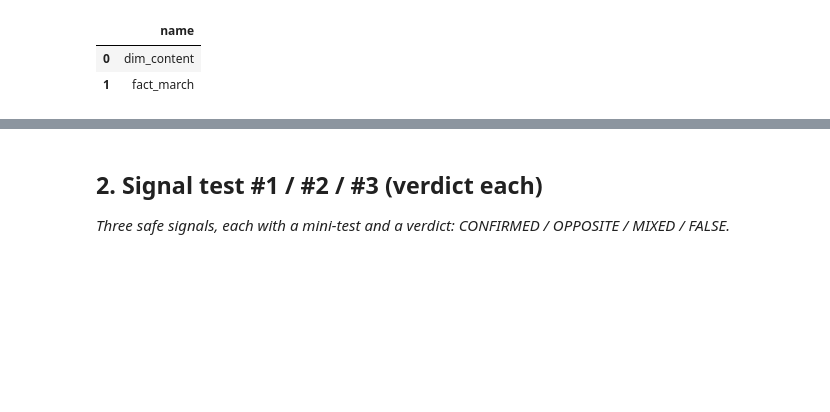
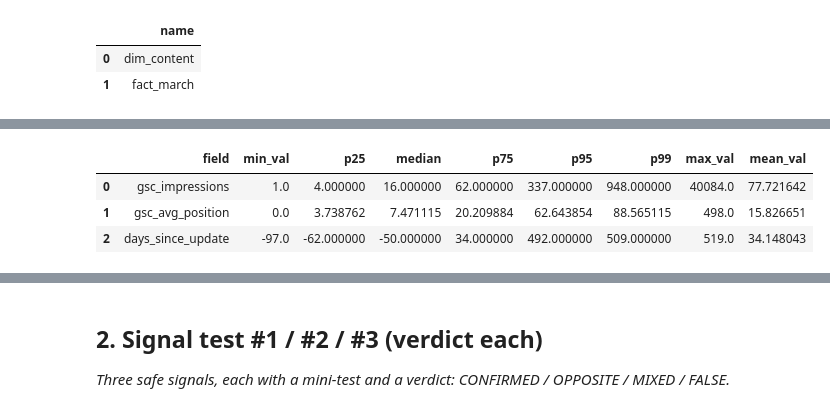
Before and after one commit to Khuld13/ML-intern-starter, a Jupyter notebook: work/notebooks/w04_signal_audit.ipynb, the cells around one changed output, grey strips where cells are left out. Cells and saved outputs as stored; diff of their text form; code cells hidden in the pictures; blank space fills up the shorter version.

```diff
--- a/work/notebooks/w04_signal_audit.ipynb
+++ b/work/notebooks/w04_signal_audit.ipynb
@@ -85,7 +85,11 @@ con.sql("SHOW TABLES").df()
 # gsc_impressions, avg_position -> fact_march (daily performance, dev view)
 # days_since_update -> dim_content (July 2026 snapshot)
 
-dist_query = """
+# Get ref_date first (max report_date in March partition)
+ref_date = con.sql("SELECT MAX(report_date) AS d FROM fact_march").df()['d'][0]
+print("Reference date:", ref_date)
+
+dist_query = f"""
 SELECT 'gsc_impressions' AS field,
     MIN(gsc_impressions) AS min_val,
     approx_quantile(gsc_impressions, 0.25) AS p25,
@@ -100,29 +104,29 @@ WHERE gsc_data_available = TRUE
 
 UNION ALL
 
-SELECT 'avg_position',
-    MIN(avg_position),
-    approx_quantile(avg_position, 0.25),
-    approx_quantile(avg_position, 0.50),
-    approx_quantile(avg_position, 0.75),
-    approx_quantile(avg_position, 0.95),
-    approx_quantile(avg_position, 0.99),
-    MAX(avg_position),
-    AVG(avg_position)
+SELECT 'gsc_avg_position',
+    MIN(gsc_avg_position),
+    approx_quantile(gsc_avg_position, 0.25),
+    approx_quantile(gsc_avg_position, 0.50),
+    approx_quantile(gsc_avg_position, 0.75),
+    approx_quantile(gsc_avg_position, 0.95),
+    approx_quantile(gsc_avg_position, 0.99),
+    MAX(gsc_avg_position),
+    AVG(gsc_avg_position)
 FROM fact_march
 WHERE gsc_data_available = TRUE
 
 UNION ALL
 
 SELECT 'days_since_update',
-    MIN(days_since_update),
-    approx_quantile(days_since_update, 0.25),
-    approx_quantile(days_since_update, 0.50),
-    approx_quantile(days_since_update, 0.75),
-    approx_quantile(days_since_update, 0.95),
-    approx_quantile(days_since_update, 0.99),
-    MAX(days_since_update),
-    AVG(days_since_update)
+    MIN(DATE '{ref_date}' - content_updated_date),
+    approx_quantile(DATE '{ref_date}' - content_updated_date, 0.25),
+    approx_quantile(DATE '{ref_date}' - content_updated_date, 0.50),
+    approx_quantile(DATE '{ref_date}' - content_updated_date, 0.75),
+    approx_quantile(DATE '{ref_date}' - content_updated_date, 0.95),
+    approx_quantile(DATE '{ref_date}' - content_updated_date, 0.99),
+    MAX(DATE '{ref_date}' - content_updated_date),
+    AVG(DATE '{ref_date}' - content_updated_date)
 FROM dim_content
 """
 
@@ -132,0 +136,4 @@ Candidate bindings: "gsc_avg_position", "gsc_sum_position", "ai_copilot", "gsc_i
+|  | field | min_val | p25 | median | p75 | p95 | p99 | max_val | mean_val |
+| 0 | gsc_impressions | 1.0 | 4.000000 | 16.000000 | 62.000000 | 337.000000 | 948.000000 | 40084.0 | 77.721642 |
+| 1 | gsc_avg_position | 0.0 | 3.738762 | 7.471115 | 20.209884 | 62.643854 | 88.565115 | 498.0 | 15.826651 |
+| 2 | days_since_update | -97.0 | -62.000000 | -50.000000 | 34.000000 | 492.000000 | 509.000000 | 519.0 | 34.148043 |
```
Also changed, not shown: parts of 3 cells of this notebook.
